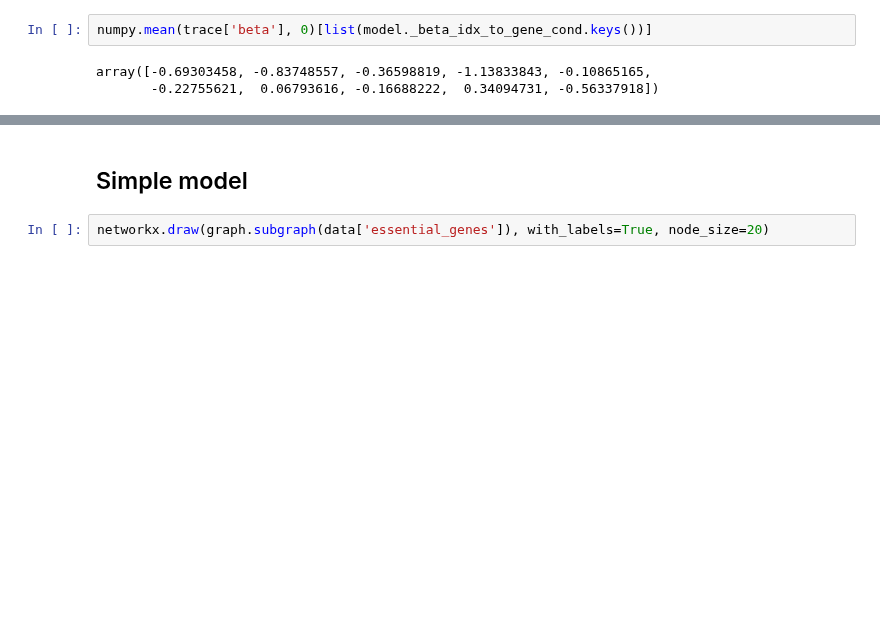
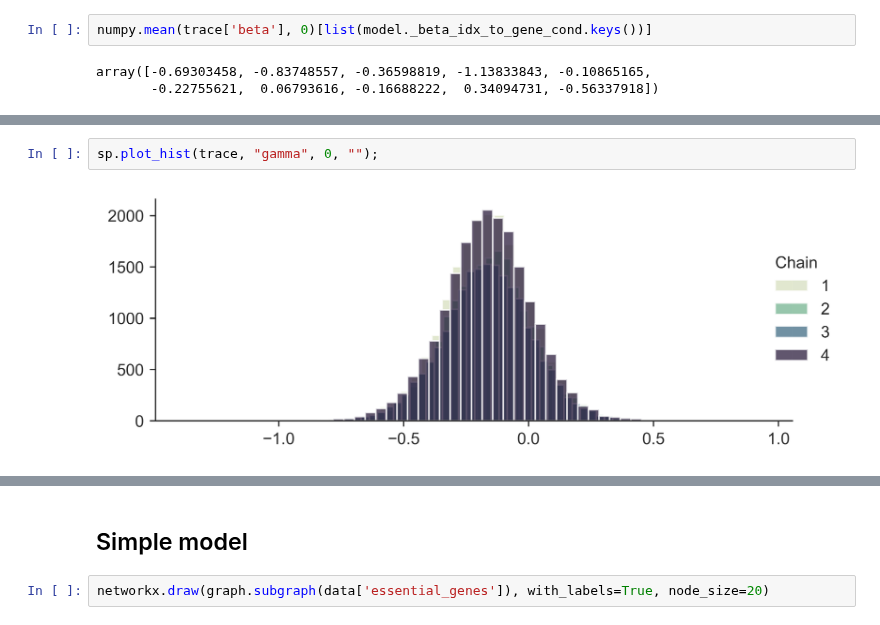
Before and after one commit to cbg-ethz/shm, a Jupyter notebook: analysis/07-plot_traces.ipynb, the cells around one changed output, grey strips where cells are left out. Cells and saved outputs as stored; diff of their text form; blank space fills up the shorter version.

```diff
--- a/analysis/07-plot_traces.ipynb
+++ b/analysis/07-plot_traces.ipynb
@@ -90,0 +115,4 @@ array([-0.69303458, -0.83748557, -0.36598819, -1.13833843, -0.10865165,
+# %%
+sp.plot_hist(trace, "gamma", 0, "");
+# %% [output]
+[figure, added]
```
Also changed, not shown: parts of 29 cells of this notebook, 8 other files.
